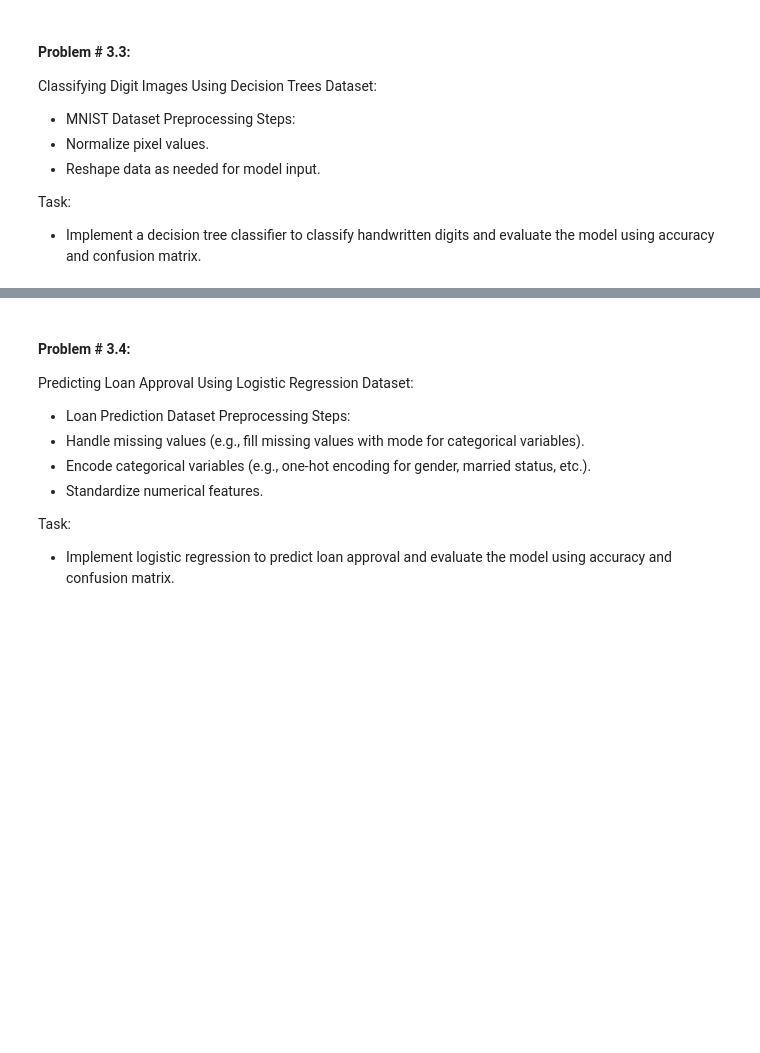
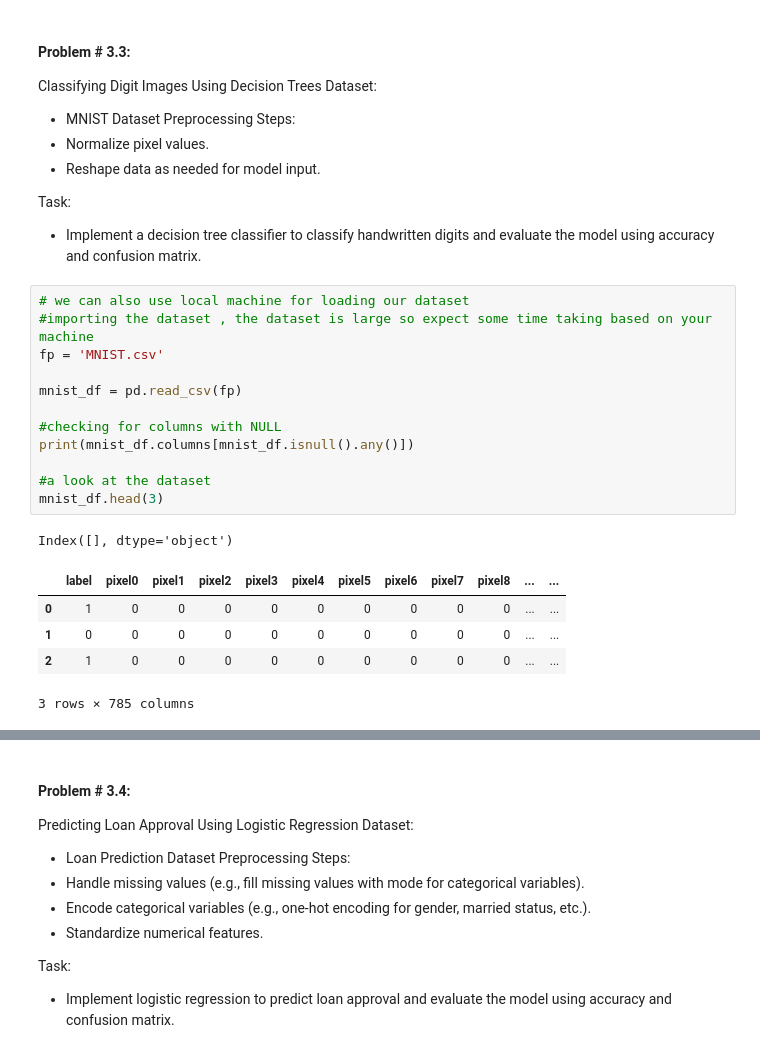
Before and after one commit to Syed-Shahir/100DaysOfBytewise, a Jupyter notebook: BTW_W6_Task3.ipynb, the cells around one changed output, grey strips where cells are left out. Cells and saved outputs as stored; diff of their text form; blank space fills up the shorter version.

```diff
--- a/BTW_W6_Task3.ipynb
+++ b/BTW_W6_Task3.ipynb
@@ -320,3 +375,22 @@ Preprocessing Steps:
 Task:
 - Implement a decision tree classifier to classify handwritten digits and evaluate the
 model using accuracy and confusion matrix.
+# %%
+# we can also use local machine for loading our dataset
+#importing the dataset , the dataset is large so expect some time taking based on your machine
+fp = 'MNIST.csv'
+
+mnist_df = pd.read_csv(fp)
+
+#checking for columns with NULL
+print(mnist_df.columns[mnist_df.isnull().any()])
+
+#a look at the dataset
+mnist_df.head(3)
+# %% [output]
+Index([], dtype='object')
+|  | label | pixel0 | pixel1 | pixel2 | pixel3 | pixel4 | pixel5 | pixel6 | pixel7 | pixel8 | ... | ... |
+| 0 | 1 | 0 | 0 | 0 | 0 | 0 | 0 | 0 | 0 | 0 | ... | ... |
+| 1 | 0 | 0 | 0 | 0 | 0 | 0 | 0 | 0 | 0 | 0 | ... | ... |
+| 2 | 1 | 0 | 0 | 0 | 0 | 0 | 0 | 0 | 0 | 0 | ... | ... |
+3 rows × 785 columns
```
Also changed, not shown: parts of 27 cells of this notebook.
